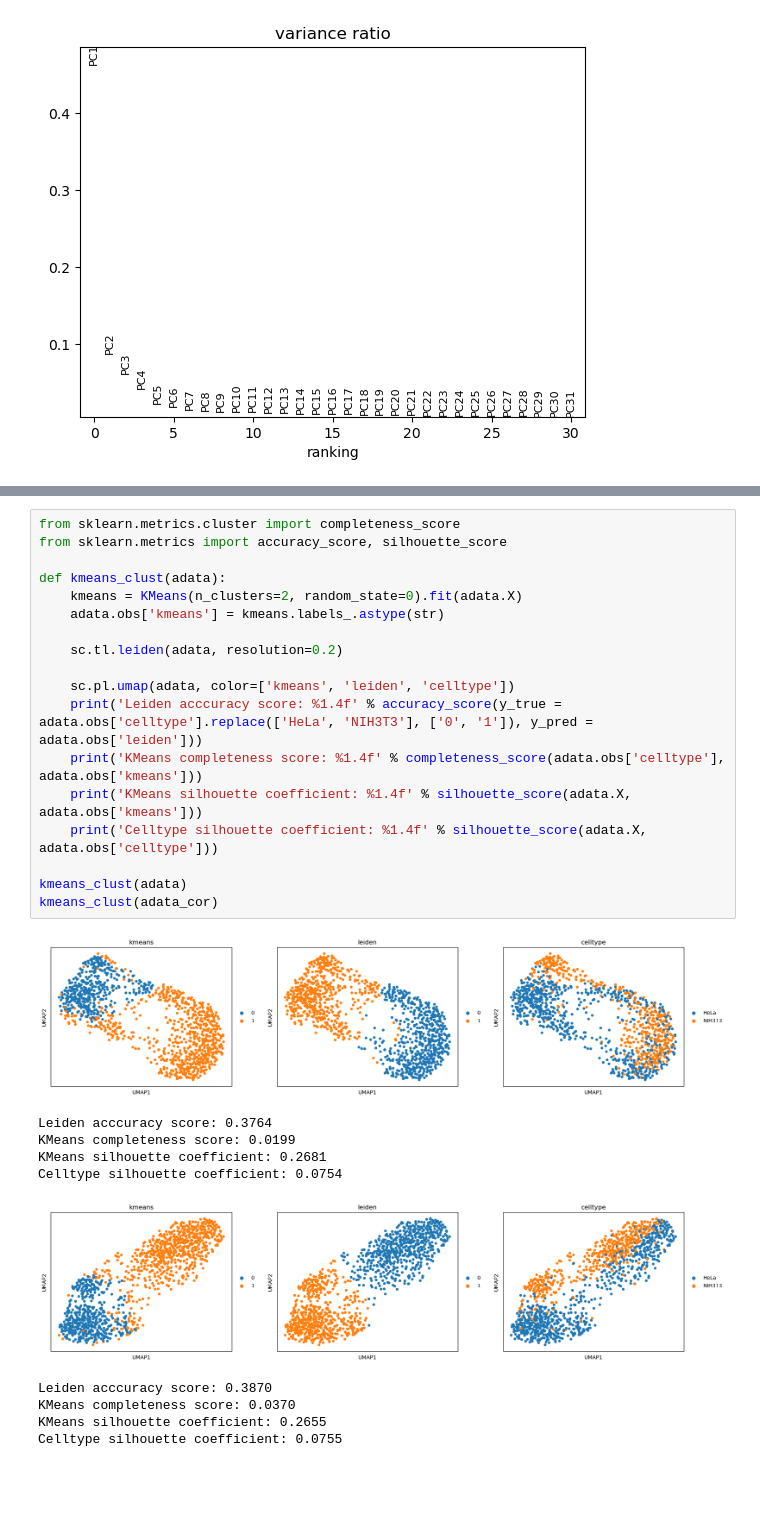
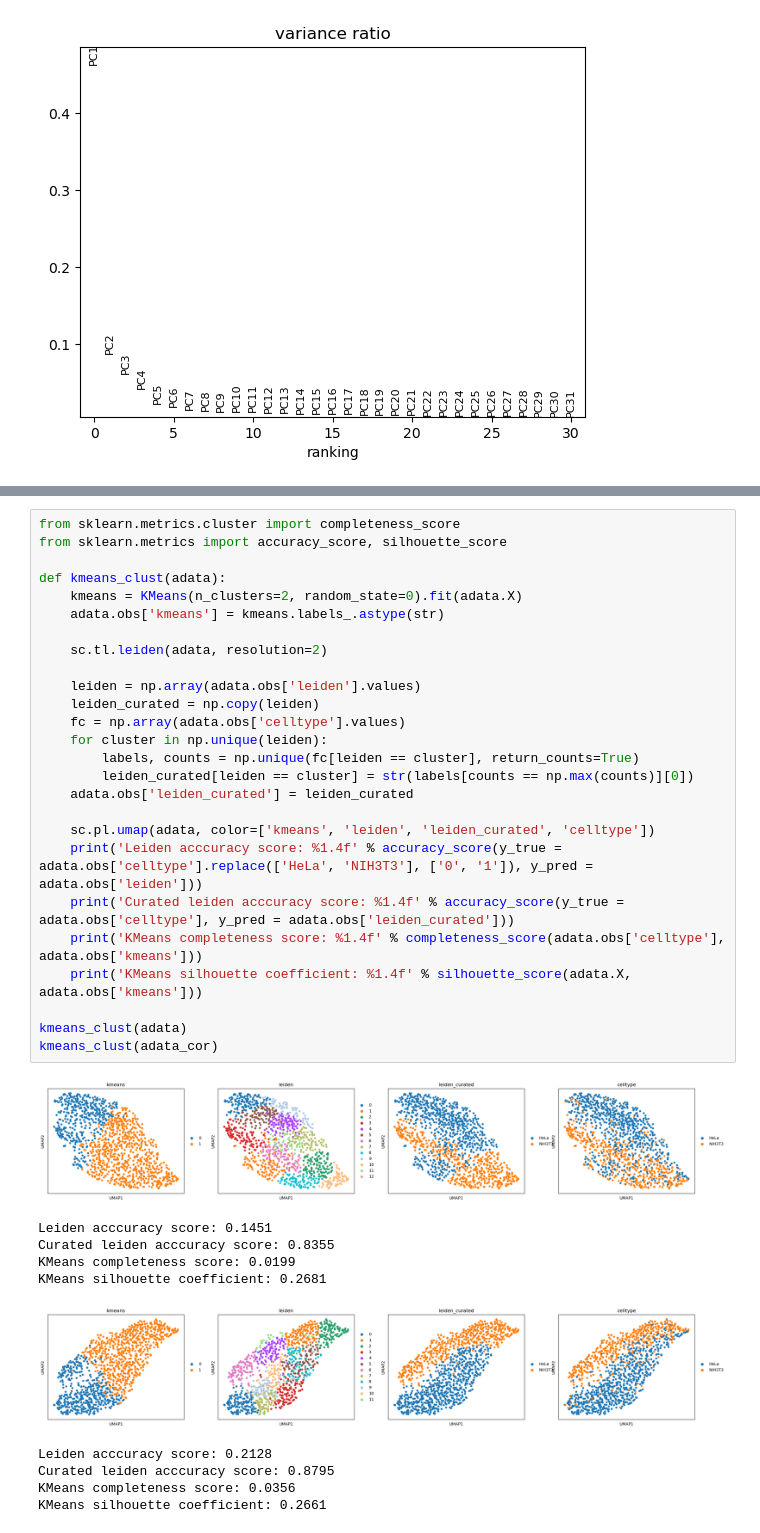
Before and after one commit to mariusrklein/FDA_project, a Jupyter notebook: correction_evaluation.ipynb, the cells around one changed output, grey strips where cells are left out. Cells and saved outputs as stored; diff of their text form; blank space fills up the shorter version.

```diff
--- a/correction_evaluation.ipynb
+++ b/correction_evaluation.ipynb
@@ -163,32 +195,40 @@ dimred_umap(adata_cor)
 # %%
 from sklearn.metrics.cluster import completeness_score
 from sklearn.metrics import accuracy_score, silhouette_score
 
 def kmeans_clust(adata):
     kmeans = KMeans(n_clusters=2, random_state=0).fit(adata.X)
     adata.obs['kmeans'] = kmeans.labels_.astype(str)
 
-    sc.tl.leiden(adata, resolution=0.2)
+    sc.tl.leiden(adata, resolution=2)
 
-    sc.pl.umap(adata, color=['kmeans', 'leiden', 'celltype'])
+    leiden = np.array(adata.obs['leiden'].values)
+    leiden_curated = np.copy(leiden)
+    fc = np.array(adata.obs['celltype'].values)
+    for cluster in np.unique(leiden):
+        labels, counts = np.unique(fc[leiden == cluster], return_counts=True)
+        leiden_curated[leiden == cluster] = str(labels[counts == np.max(counts)][0])
+    adata.obs['leiden_curated'] = leiden_curated
+
+    sc.pl.umap(adata, color=['kmeans', 'leiden', 'leiden_curated', 'celltype'])
     print('Leiden acccuracy score: %1.4f' % accuracy_score(y_true = adata.obs['celltype'].replace(['HeLa', 'NIH3T3'], ['0', '1']), y_pred = adata.obs['leiden']))
+    print('Curated leiden acccuracy score: %1.4f' % accuracy_score(y_true = adata.obs['celltype'], y_pred = adata.obs['leiden_curated']))
     print('KMeans completeness score: %1.4f' % completeness_score(adata.obs['celltype'], adata.obs['kmeans']))
     print('KMeans silhouette coefficient: %1.4f' % silhouette_score(adata.X, adata.obs['kmeans']))
-    print('Celltype silhouette coefficient: %1.4f' % silhouette_score(adata.X, adata.obs['celltype']))
 
 kmeans_clust(adata)
 kmeans_clust(adata_cor)
 # %% [output]
-[figure, old version]
+[figure, new version]
-Leiden acccuracy score: 0.3764
+Leiden acccuracy score: 0.1451
+Curated leiden acccuracy score: 0.8355
 KMeans completeness score: 0.0199
 KMeans silhouette coefficient: 0.2681
-Celltype silhouette coefficient: 0.0754
-[figure, old version]
+[figure, new version]
-Leiden acccuracy score: 0.3870
-KMeans completeness score: 0.0370
-KMeans silhouette coefficient: 0.2655
-Celltype silhouette coefficient: 0.0755
+Leiden acccuracy score: 0.2128
+Curated leiden acccuracy score: 0.8795
+KMeans completeness score: 0.0356
+KMeans silhouette coefficient: 0.2661
 # %%
 from sklearn.discriminant_analysis import LinearDiscriminantAnalysis
 from sklearn.model_selection import RepeatedStratifiedKFold, cross_val_score
```
Also changed, not shown: parts of 18 cells of this notebook, 1 other file.
